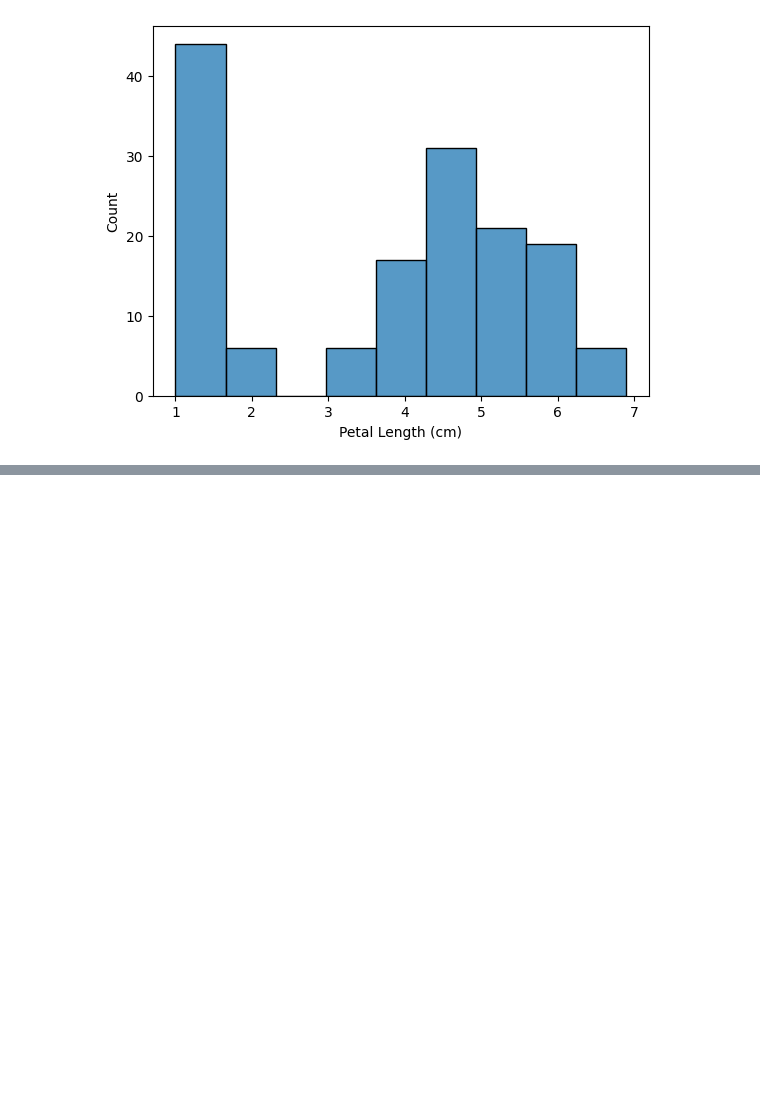
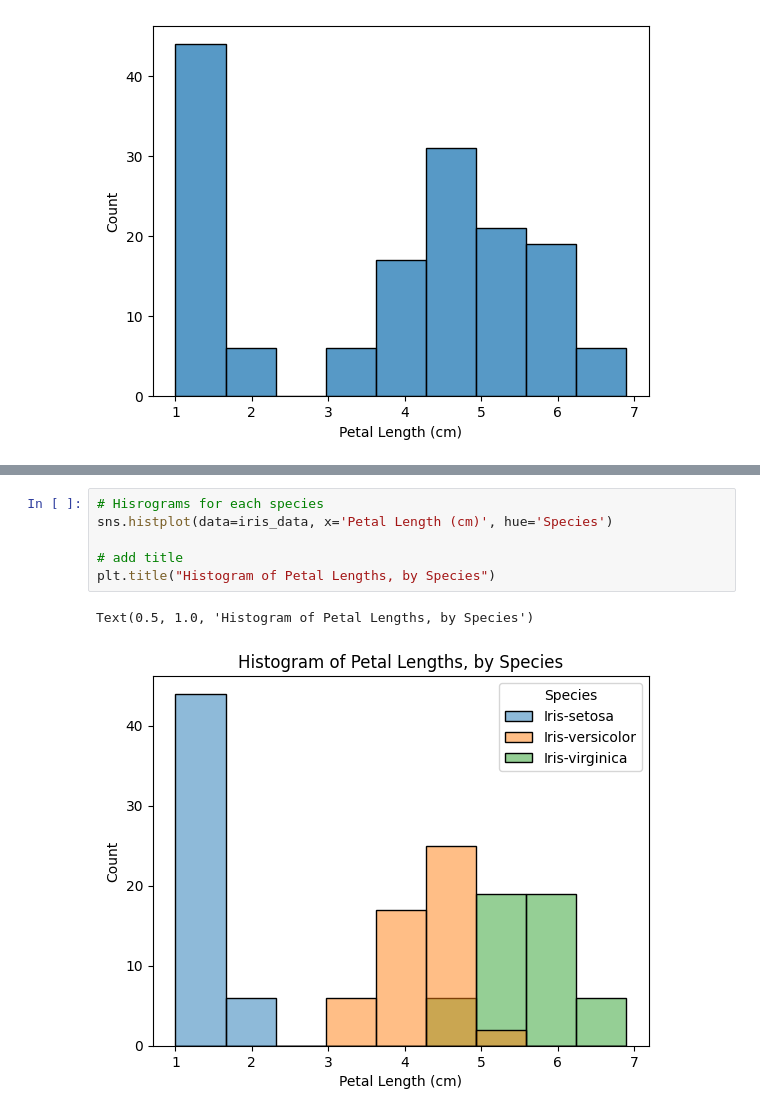
Before and after one commit to Yunaeecy/AcademicSemester2, a Jupyter notebook: DataVisualization/Distributions.ipynb, the cells around one changed output, grey strips where cells are left out. Cells and saved outputs as stored; diff of their text form; blank space fills up the shorter version.

```diff
--- a/DataVisualization/Distributions.ipynb
+++ b/DataVisualization/Distributions.ipynb
@@ -33,0 +79,9 @@ sns.histplot(iris_data['Petal Length (cm)'])
+# %%
+# Hisrograms for each species
+sns.histplot(data=iris_data, x='Petal Length (cm)', hue='Species')
+
+# add title
+plt.title("Histogram of Petal Lengths, by Species")
+# %% [output]
+Text(0.5, 1.0, 'Histogram of Petal Lengths, by Species')
+[figure, added]
```
Also changed, not shown: parts of 15 cells of this notebook, 1 other file.
